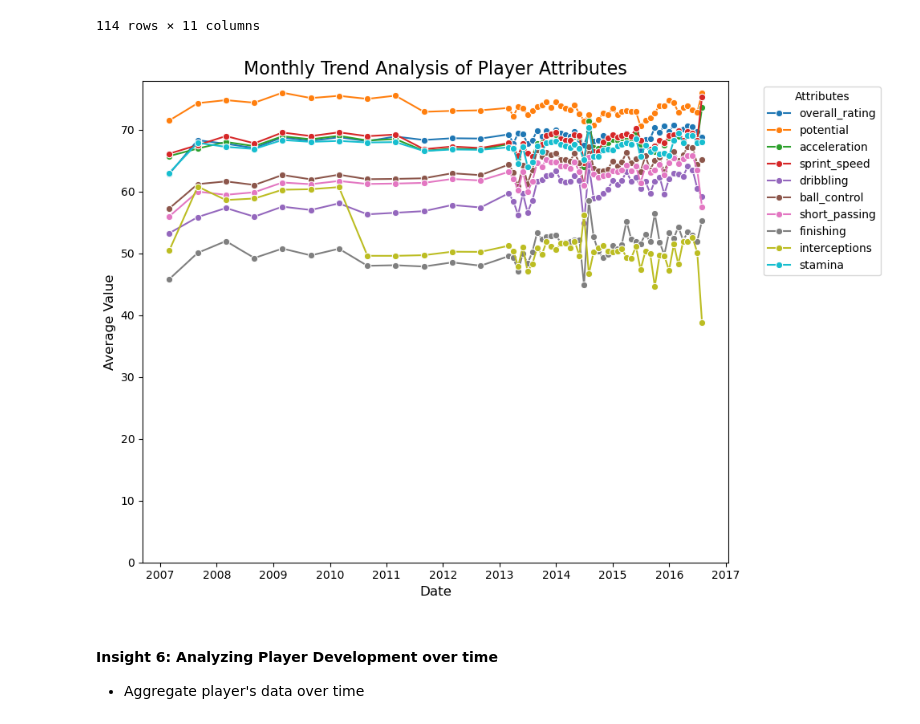
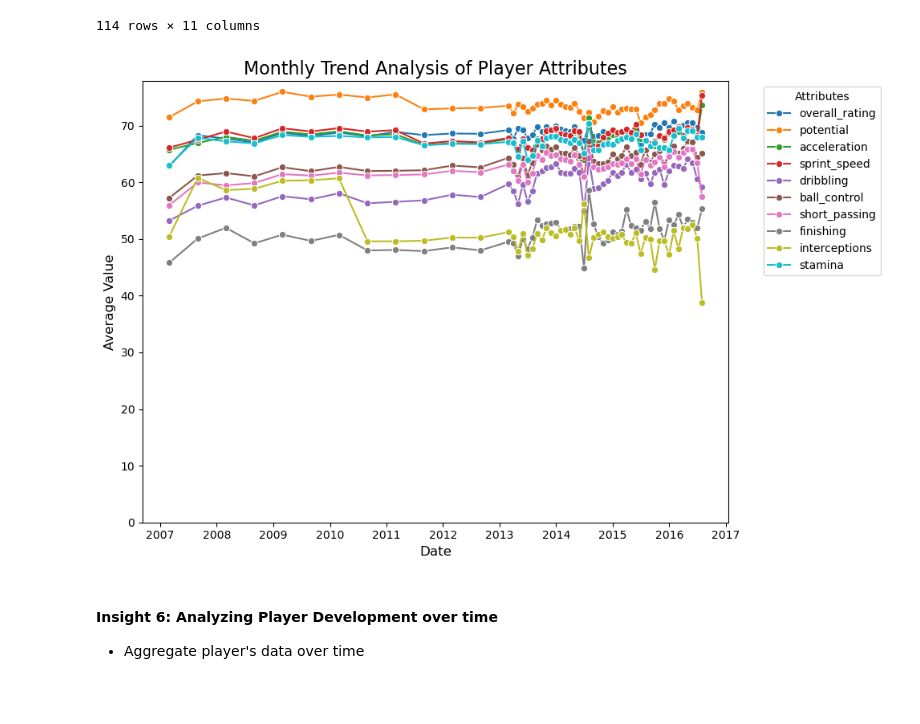
Before and after one commit to Daviedavie100/Investigating_dataset_project, a Jupyter notebook: Investigate_a_Dataset.ipynb, the cells around one changed output. Cells and saved outputs as stored; diff of their text form; code cells hidden in the pictures; blank space fills up the shorter version.

```diff
--- a/Investigate_a_Dataset.ipynb
+++ b/Investigate_a_Dataset.ipynb
@@ -2471,20 +2471,23 @@ trend_data_monthly
 114 rows × 11 columns
 # %%
 # Plotting the resampled data
-plt.figure(figsize=(10, 7))
+plt.figure(figsize=(10, 6.5))
 for attribute in attributes:
     sns.lineplot(data=trend_data_monthly, x='date', y=attribute, label=attribute, marker='o')
 
 plt.title('Monthly Trend Analysis of Player Attributes', fontsize=16)
 plt.xlabel('Date', fontsize=12)
 plt.ylabel('Average Value', fontsize=12)
 plt.ylim(0)
 
 plt.legend(title='Attributes', bbox_to_anchor=(1.05, 1), loc='upper left')
 plt.tight_layout()
-plt.show()
+
+# Saving the plot
+plt.savefig('ty.jpg', dpi=300, bbox_inches='tight')  # dpi=300 ensures high resolution
+plt.show();
 # %% [output]
-[figure, old version]
+[figure, new version]
 # %% [markdown]
 #### Insight 6: Analyzing Player Development over time
 - Aggregate player's data over time
```
